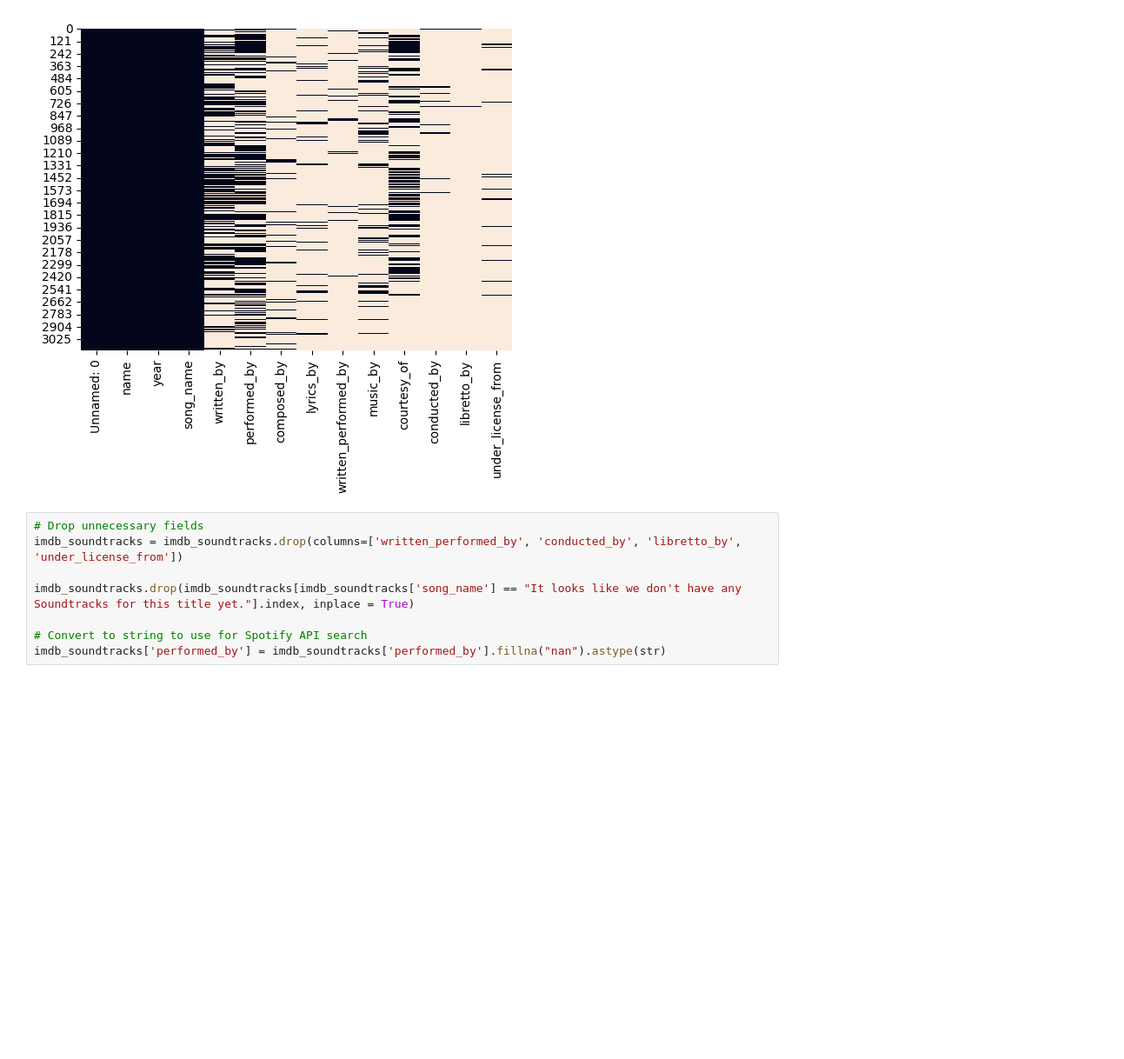
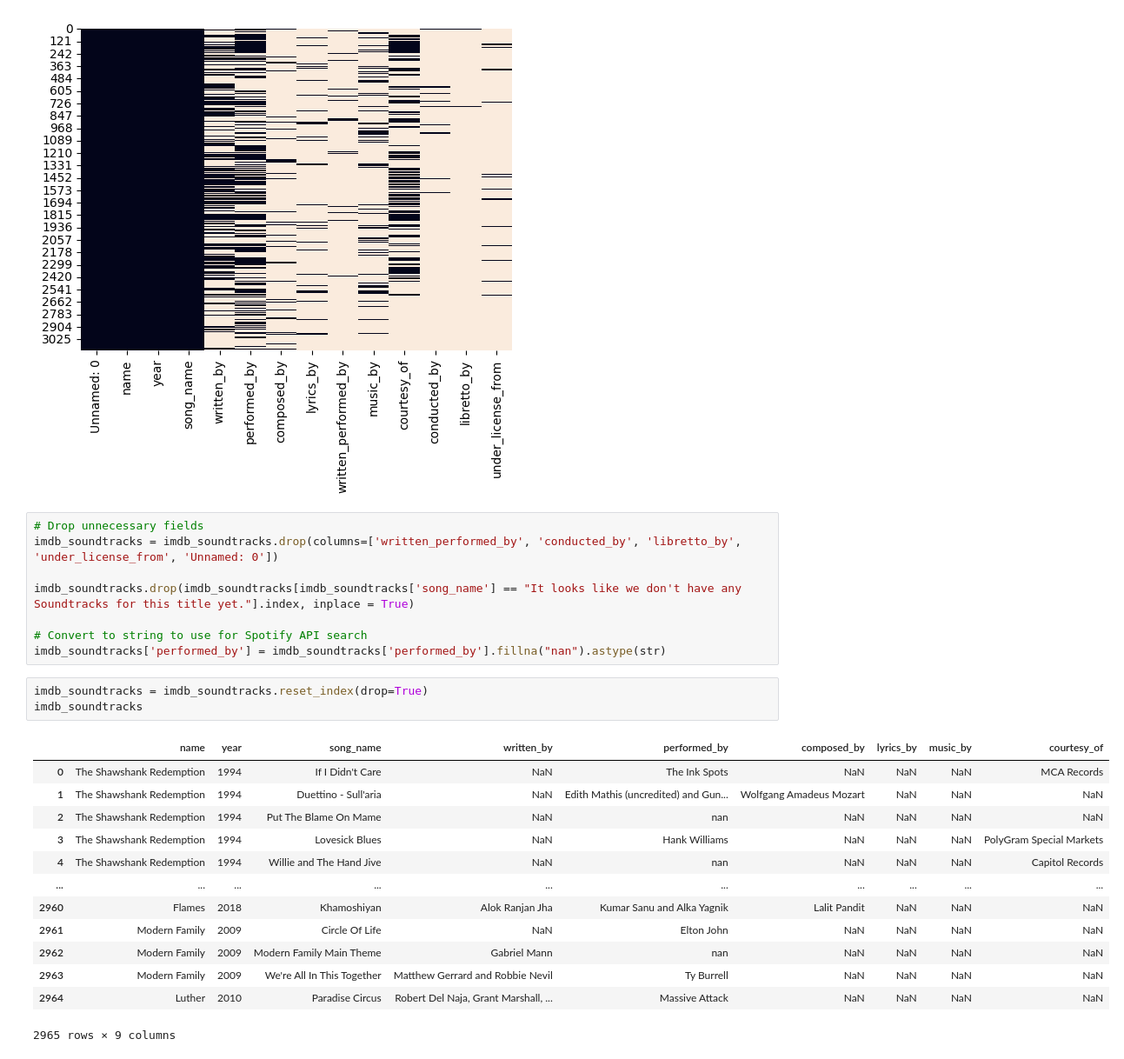
Before and after one commit to jdelossantos5430/Movie-Recommender, a Jupyter notebook: scripts/movie_data.ipynb, the cells around one changed output. Shown at 87% size. Drawn from its saved outputs; the diff is of its cells as text; blank space fills up the shorter version.

```diff
--- a/scripts/movie_data.ipynb
+++ b/scripts/movie_data.ipynb
@@ -42,12 +49,29 @@ dtype: int64
 [figure]
 # %%
 # Drop unnecessary fields
-imdb_soundtracks = imdb_soundtracks.drop(columns=['written_performed_by', 'conducted_by', 'libretto_by', 'under_license_from'])
+imdb_soundtracks = imdb_soundtracks.drop(columns=['written_performed_by', 'conducted_by', 'libretto_by', 'under_license_from', 'Unnamed: 0'])
 
 imdb_soundtracks.drop(imdb_soundtracks[imdb_soundtracks['song_name'] == "It looks like we don't have any Soundtracks for this title yet."].index, inplace = True)
 
 # Convert to string to use for Spotify API search
 imdb_soundtracks['performed_by'] = imdb_soundtracks['performed_by'].fillna("nan").astype(str)
+# %%
+imdb_soundtracks = imdb_soundtracks.reset_index(drop=True)
+imdb_soundtracks
+# %% [output]
+|  | name | year | song_name | written_by | performed_by | composed_by | lyrics_by | music_by | courtesy_of |
+| 0 | The Shawshank Redemption | 1994 | If I Didn't Care | NaN | The Ink Spots | NaN | NaN | NaN | MCA Records |
+| 1 | The Shawshank Redemption | 1994 | Duettino - Sull'aria | NaN | Edith Mathis (uncredited) and Gun... | Wolfgang Amadeus Mozart | NaN | NaN | NaN |
+| 2 | The Shawshank Redemption | 1994 | Put The Blame On Mame | NaN | nan | NaN | NaN | NaN | NaN |
+| 3 | The Shawshank Redemption | 1994 | Lovesick Blues | NaN | Hank Williams | NaN | NaN | NaN | PolyGram Special Markets |
+| 4 | The Shawshank Redemption | 1994 | Willie and The Hand Jive | NaN | nan | NaN | NaN | NaN | Capitol Records |
+| ... | ... | ... | ... | ... | ... | ... | ... | ... | ... |
+| 2960 | Flames | 2018 | Khamoshiyan | Alok Ranjan Jha | Kumar Sanu and Alka Yagnik | Lalit Pandit | NaN | NaN | NaN |
+| 2961 | Modern Family | 2009 | Circle Of Life | NaN | Elton John | NaN | NaN | NaN | NaN |
+| 2962 | Modern Family | 2009 | Modern Family Main Theme | Gabriel Mann | nan | NaN | NaN | NaN | NaN |
+| 2963 | Modern Family | 2009 | We're All In This Together | Matthew Gerrard and Robbie Nevil | Ty Burrell | NaN | NaN | NaN | NaN |
+| 2964 | Luther | 2010 | Paradise Circus | Robert Del Naja, Grant Marshall, ... | Massive Attack | NaN | NaN | NaN | NaN |
+2965 rows × 9 columns
 # %%
 from dotenv import load_dotenv
 import os
```
Also changed, not shown: parts of 23 cells of this notebook, 1 other file.
